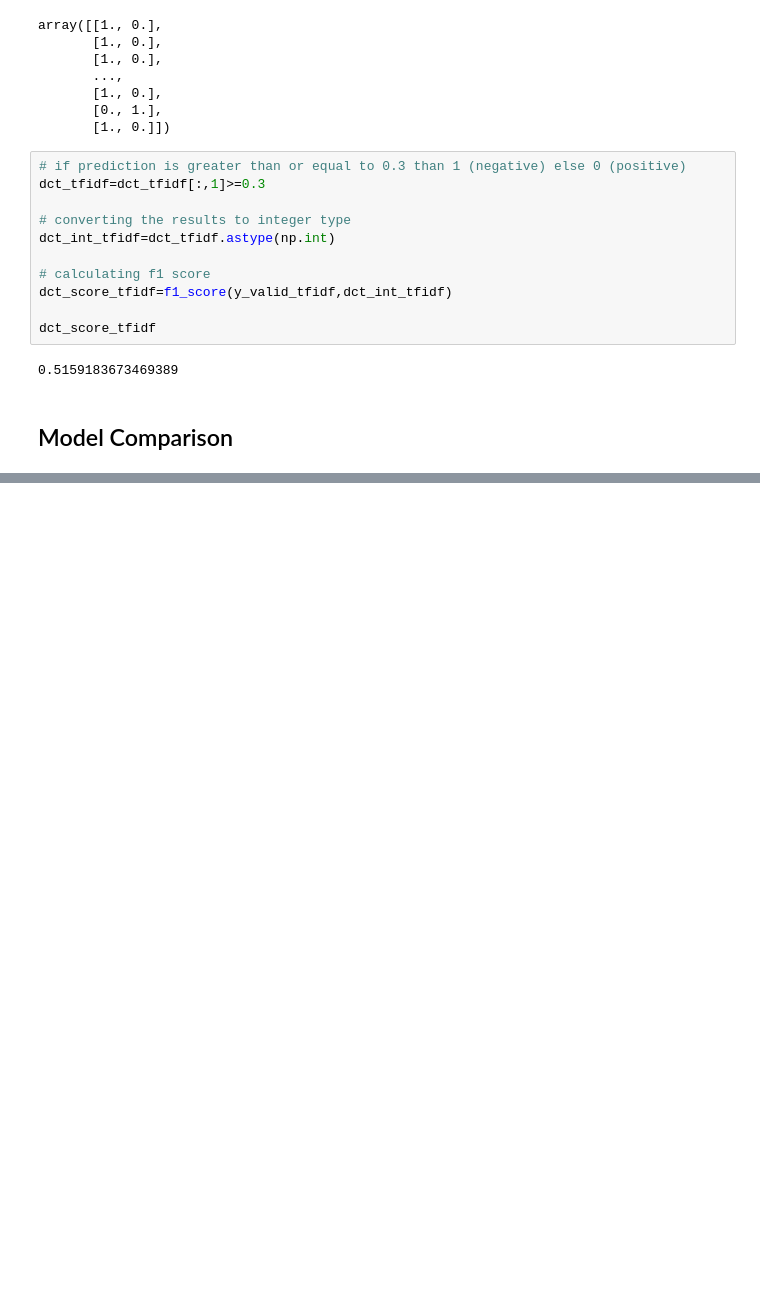
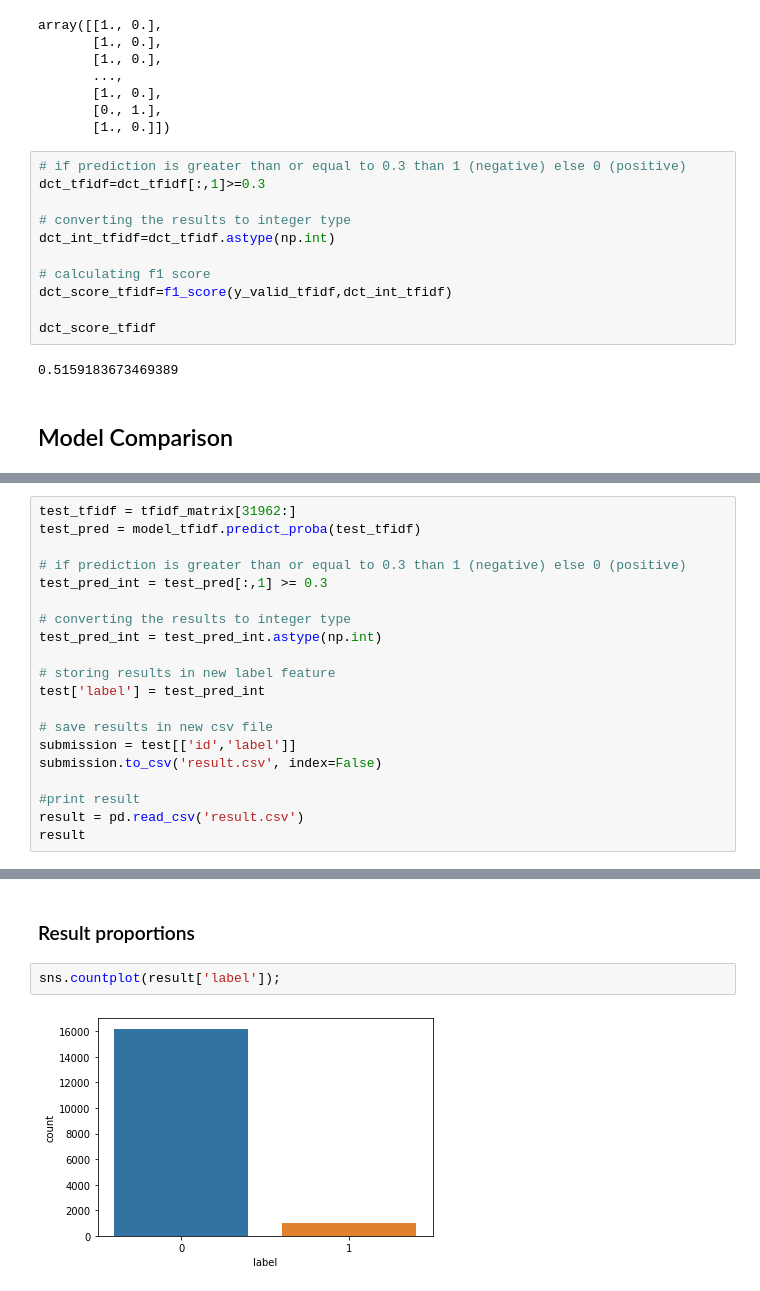
Before and after one commit to phamou/Twitter-Sentiment-Analysis, a Jupyter notebook: Twitter-Sentiment-Analysis.ipynb, the cells around one changed output, grey strips where cells are left out. Drawn from its saved outputs; the diff is of its cells as text; blank space fills up the shorter version.

```diff
--- a/Twitter-Sentiment-Analysis.ipynb
+++ b/Twitter-Sentiment-Analysis.ipynb
@@ -820,0 +912,20 @@ dct_score_tfidf
+# %%
+test_tfidf = tfidf_matrix[31962:]
+test_pred = model_tfidf.predict_proba(test_tfidf)
+
+# if prediction is greater than or equal to 0.3 than 1 (negative) else 0 (positive)
+test_pred_int = test_pred[:,1] >= 0.3
+
+# converting the results to integer type
+test_pred_int = test_pred_int.astype(np.int)
+
+# storing results in new label feature
+test['label'] = test_pred_int
+
+# save results in new csv file
+submission = test[['id','label']]
+submission.to_csv('result.csv', index=False)
+
+#print result
+result = pd.read_csv('result.csv')
+result
@@ -820,0 +946,6 @@ dct_score_tfidf
+# %% [markdown]
+### Result proportions
+# %%
+sns.countplot(result['label']);
+# %% [output]
+[figure, added]
```
Also changed, not shown: parts of 28 cells of this notebook.
